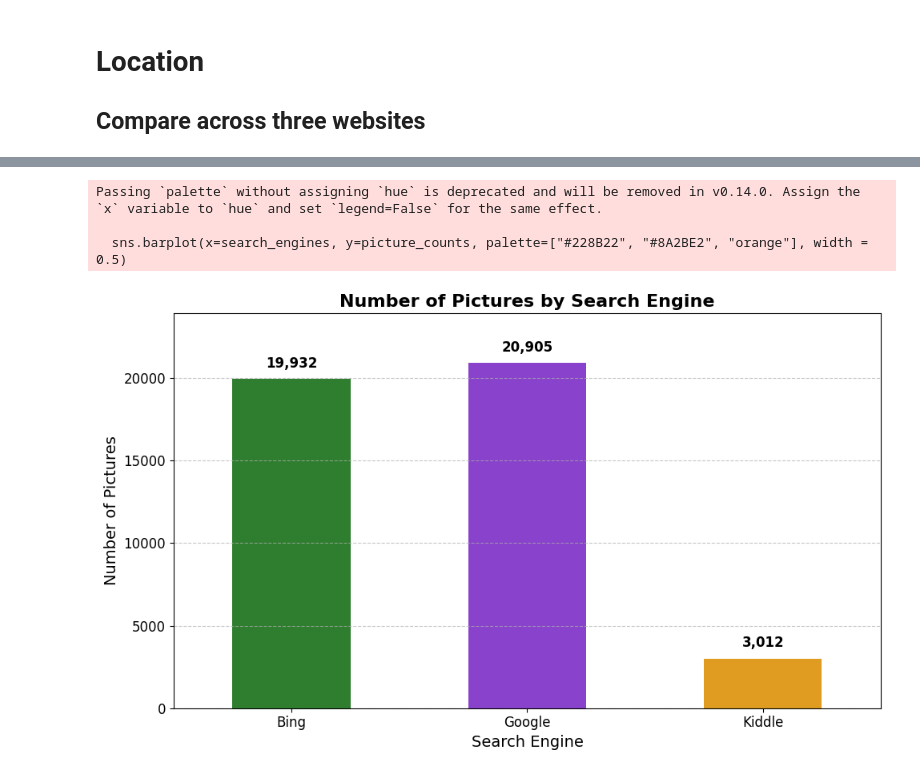
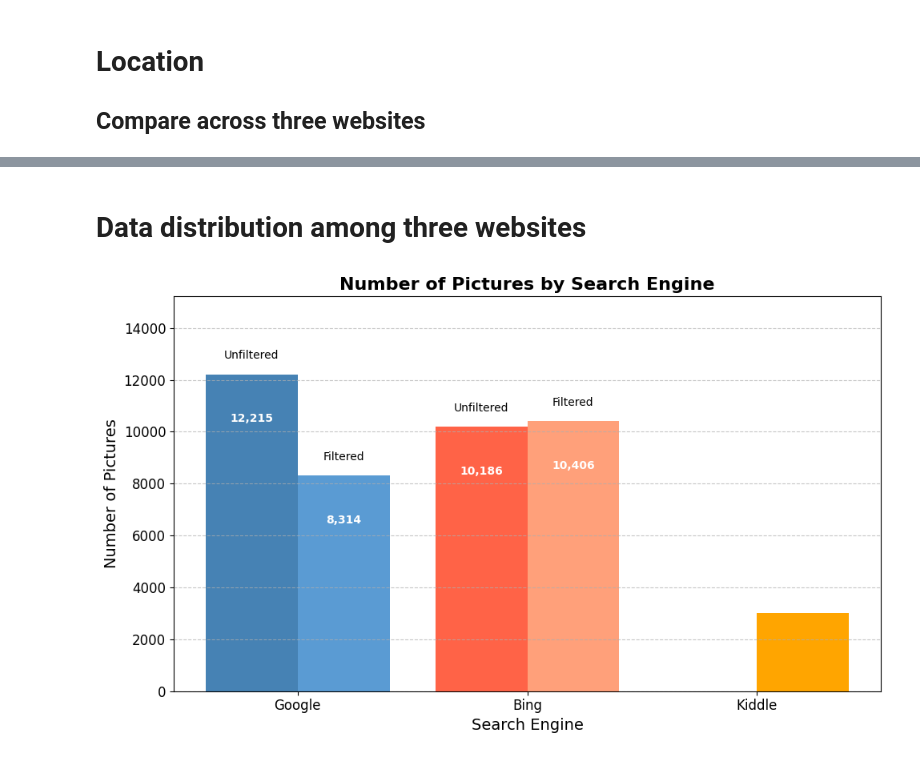
Before and after one commit to michellecxy015/search-engines, a Jupyter notebook: code/kiddle_clip.ipynb, the cells around one changed output, grey strips where cells are left out. Drawn from its saved outputs; the diff is of its cells as text; code cells hidden in the pictures.

Commit message:
update visulization for all three websites

```diff
--- a/code/kiddle_clip.ipynb
+++ b/code/kiddle_clip.ipynb
@@ -852,33 +1155,43 @@ plt.show()
+# %% [markdown]
+# **Data distribution among three websites**
 # %%
 import matplotlib.pyplot as plt
-import seaborn as sns
+import numpy as np
 
-# Data preparation
-search_engines = ["Bing", "Google", "Kiddle"]
-picture_counts = [19932, 20905, 3012]
+# Data
+categories = ["Google", "Bing", "Kiddle"]
+unfiltered_counts = [12215, 10186, 0]  # No unfiltered data for Kiddle
+filtered_counts = [8314, 10406, 3012]  # Filtered data for all search engines
+width = 0.4  # Bar width
+x = np.arange(len(categories))  # Positions for groups
 
 # Initialize the plot
 plt.figure(figsize=(10, 6))
-sns.barplot(x=search_engines, y=picture_counts, palette=["#228B22", "#8A2BE2", "orange"], width = 0.5)
 
-# Annotate the bars with their values
-for i, count in enumerate(picture_counts):
-    plt.text(i, count + 500, f"{count:,}", ha='center', va='bottom', fontsize=12, fontweight='bold')
+# Plot the bars for unfiltered and filtered data
+plt.bar(x - width / 2, unfiltered_counts, width, color=["#4682B4", "#FF6347", "gray"])
+plt.bar(x + width / 2, filtered_counts, width, color=["#5A9BD3", "#FFA07A", "orange"])
+
+# Add annotations for Google and Bing only
+for i, count in enumerate(unfiltered_counts[:-1]):  # Exclude Kiddle (last entry)
+    plt.text(i - width / 2, count + 500, "Unfiltered", ha="center", va="bottom", fontsize=10, color="black")
+    plt.text(i - width / 2, count - 1500, f"{count:,}", ha="center", va="top", fontsize=10, color="white", weight="bold")
+
+for i, count in enumerate(filtered_counts[:-1]):  # Exclude Kiddle (last entry)
+    plt.text(i + width / 2, count + 500, "Filtered", ha="center", va="bottom", fontsize=10, color="black")
+    plt.text(i + width / 2, count - 1500, f"{count:,}", ha="center", va="top", fontsize=10, color="white", weight="bold")
 
 # Customize the plot
-plt.title("Number of Pictures by Search Engine", fontsize=16, fontweight='bold')
+plt.title("Number of Pictures by Search Engine", fontsize=16, fontweight="bold")
 plt.xlabel("Search Engine", fontsize=14)
 plt.ylabel("Number of Pictures", fontsize=14)
-plt.xticks(fontsize=12)
+plt.xticks(ticks=x, labels=categories, fontsize=12)
 plt.yticks(fontsize=12)
-plt.ylim(0, max(picture_counts) + 3000)  # Add some padding to the y-axis
+plt.ylim(0, max(unfiltered_counts + filtered_counts) + 3000)  # Add padding to y-axis
 plt.grid(axis="y", linestyle="--", alpha=0.7)
 
-# Show the plot
+# Remove legend since annotations are used
 plt.tight_layout()
 plt.show()
 # %% [output]
-Passing `palette` without assigning `hue` is deprecated and will be removed in v0.14.0. Assign the `x` variable to `hue` and set `legend=False` for the same effect.
-
-  sns.barplot(x=search_engines, y=picture_counts, palette=["#228B22", "#8A2BE2", "orange"], width = 0.5)
-[figure, old version]
+[figure, new version]
```
Also changed, not shown: parts of 14 cells of this notebook.
